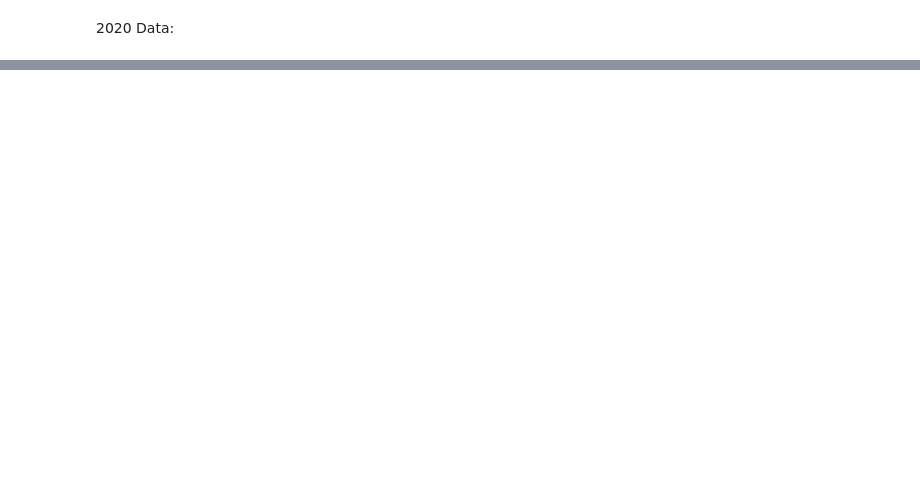
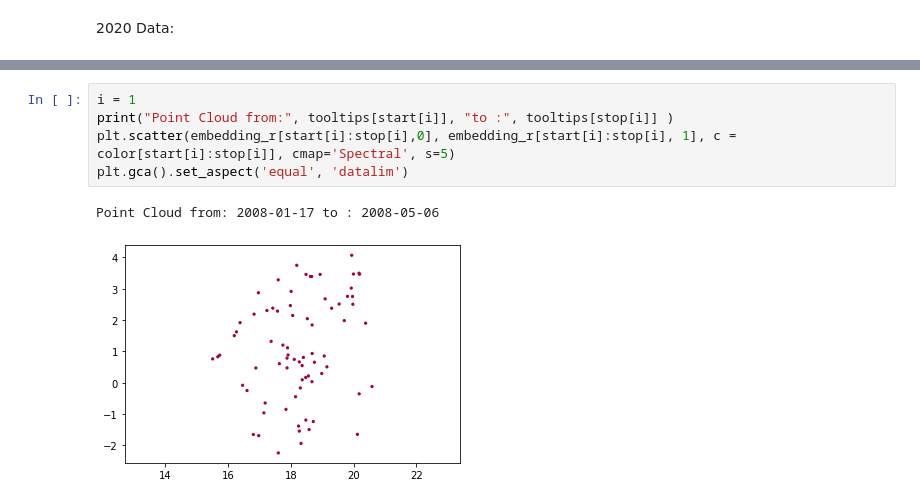
Before and after one commit to shambhavi-suri/MNIST_TDA, a Jupyter notebook: Time series/Financial_Data_Plots.ipynb, the cells around one changed output, grey strips where cells are left out. Saved outputs shown, nothing was run; the diff lists cells and outputs as text; blank space fills up the shorter version.

```diff
--- a/Time series/Financial_Data_Plots.ipynb
+++ b/Time series/Financial_Data_Plots.ipynb
@@ -356,0 +430,8 @@ mapper.visualize(graph,
+# %%
+i = 1
+print("Point Cloud from:", tooltips[start[i]], "to :", tooltips[stop[i]] )
+plt.scatter(embedding_r[start[i]:stop[i],0], embedding_r[start[i]:stop[i], 1], c = color[start[i]:stop[i]], cmap='Spectral', s=5)
+plt.gca().set_aspect('equal', 'datalim')
+# %% [output]
+Point Cloud from: 2008-01-17 to : 2008-05-06
+[figure, added]
```
Also changed, not shown: parts of 76 cells of this notebook.
